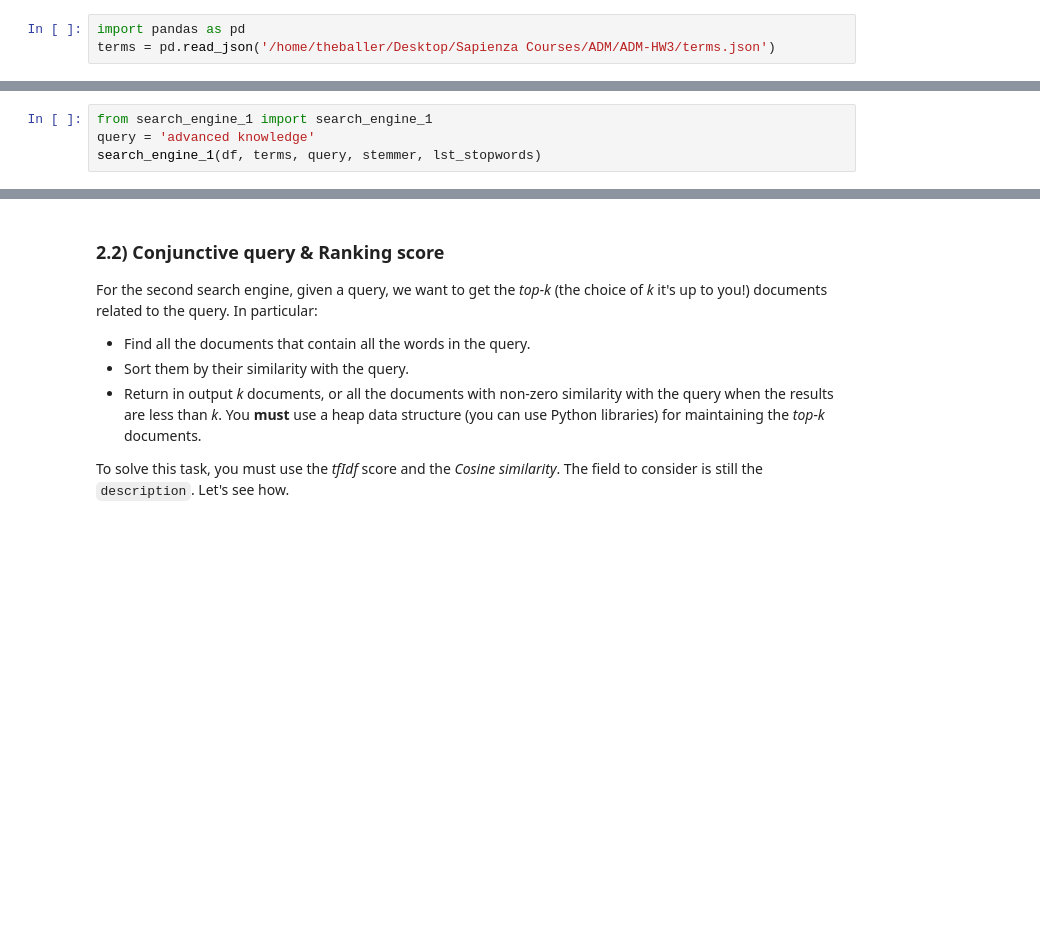
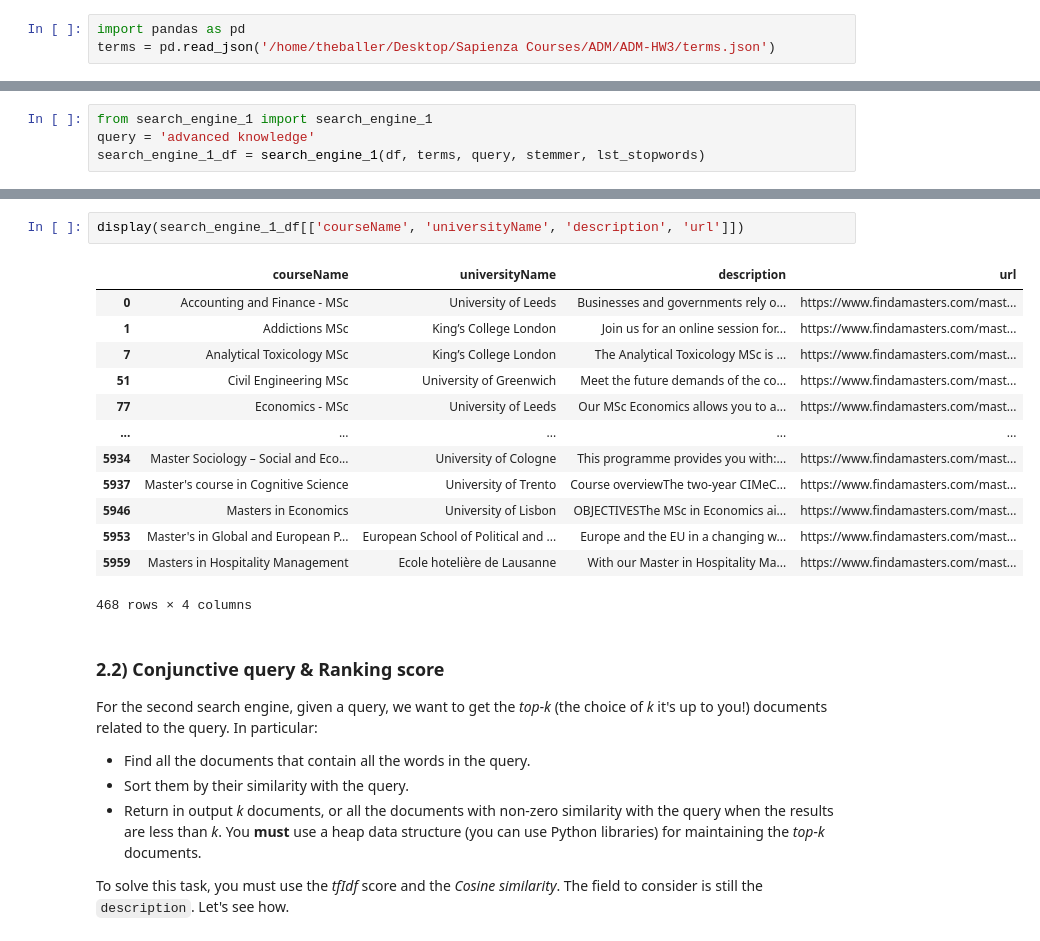
Before and after one commit to denizyy/ADM-HW3, a Jupyter notebook: HW3.ipynb, the cells around one changed output, grey strips where cells are left out. Drawn from its saved outputs; the diff is of its cells as text; blank space fills up the shorter version.

```diff
--- a/HW3.ipynb
+++ b/HW3.ipynb
@@ -510,4 +529,4 @@ If everything works well in this step, you can go to the next point and make you
 # %%
 from search_engine_1 import search_engine_1
 query = 'advanced knowledge'
-search_engine_1(df, terms, query, stemmer, lst_stopwords)
+search_engine_1_df = search_engine_1(df, terms, query, stemmer, lst_stopwords)
@@ -528,3 +533,19 @@ search_engine_1(df, terms, query, stemmer, lst_stopwords)
+# %%
+display(search_engine_1_df[['courseName', 'universityName', 'description', 'url']])
+# %% [output]
+|  | courseName | universityName | description | url |
+| 0 | Accounting and Finance - MSc | University of Leeds | Businesses and governments rely o... | https://www.findamasters.com/mast... |
+| 1 | Addictions MSc | King’s College London | Join us for an online session for... | https://www.findamasters.com/mast... |
+| 7 | Analytical Toxicology MSc | King’s College London | The Analytical Toxicology MSc is ... | https://www.findamasters.com/mast... |
+| 51 | Civil Engineering MSc | University of Greenwich | Meet the future demands of the co... | https://www.findamasters.com/mast... |
+| 77 | Economics - MSc | University of Leeds | Our MSc Economics allows you to a... | https://www.findamasters.com/mast... |
+| ... | ... | ... | ... | ... |
+| 5934 | Master Sociology – Social and Eco... | University of Cologne | This programme provides you with:... | https://www.findamasters.com/mast... |
+| 5937 | Master's course in Cognitive Science | University of Trento | Course overviewThe two-year CIMeC... | https://www.findamasters.com/mast... |
+| 5946 | Masters in Economics | University of Lisbon | OBJECTIVESThe MSc in Economics ai... | https://www.findamasters.com/mast... |
+| 5953 | Master's in Global and European P... | European School of Political and ... | Europe and the EU in a changing w... | https://www.findamasters.com/mast... |
+| 5959 | Masters in Hospitality Management | Ecole hotelière de Lausanne | With our Master in Hospitality Ma... | https://www.findamasters.com/mast... |
+468 rows × 4 columns
 # %% [markdown]
 ### 2.2) Conjunctive query & Ranking score
 
```
Also changed, not shown: parts of 9 cells of this notebook.
